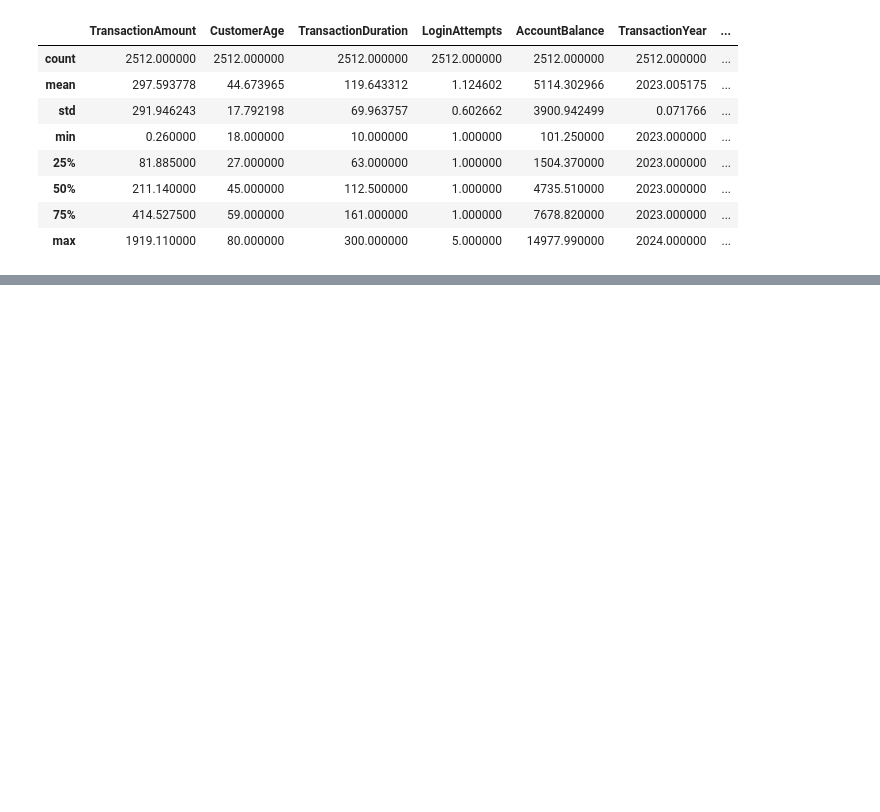
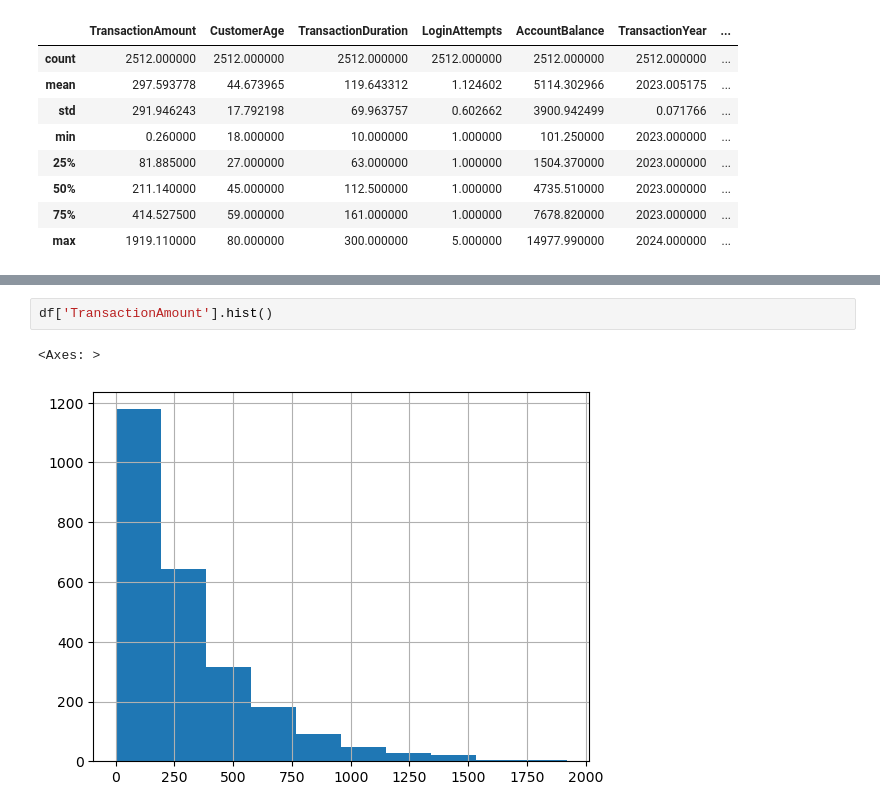
Before and after one commit to upanyachennoju/fraud-detection-mlops, a Jupyter notebook: notebook/exp_notebook.ipynb, the cells around one changed output, grey strips where cells are left out. Drawn from its saved outputs; the diff is of its cells as text; blank space fills up the shorter version.

```diff
--- a/notebook/exp_notebook.ipynb
+++ b/notebook/exp_notebook.ipynb
@@ -94,3 +142,8 @@ memory usage: 572.2 KB
+# %%
+df['TransactionAmount'].hist()
+# %% [output]
+<Axes: >
+[figure, added]
 # %%
 # Select numerical features for anomaly detection, including new date/time components
 features = [
```
Also changed, not shown: parts of 9 cells of this notebook, 18 other files.
